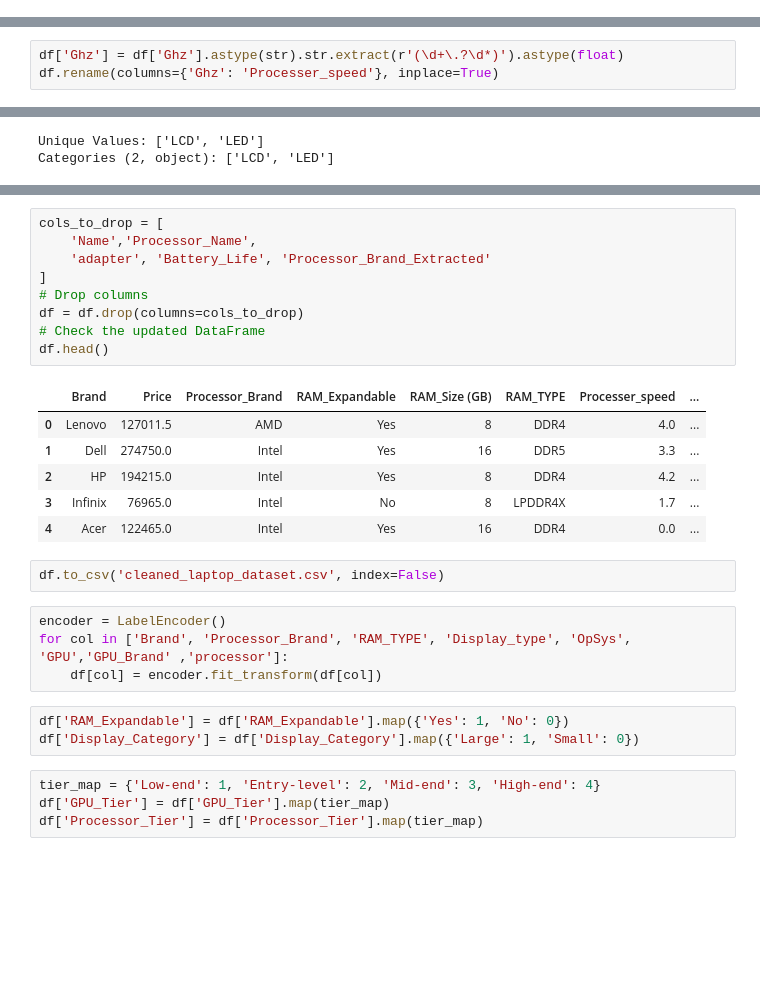
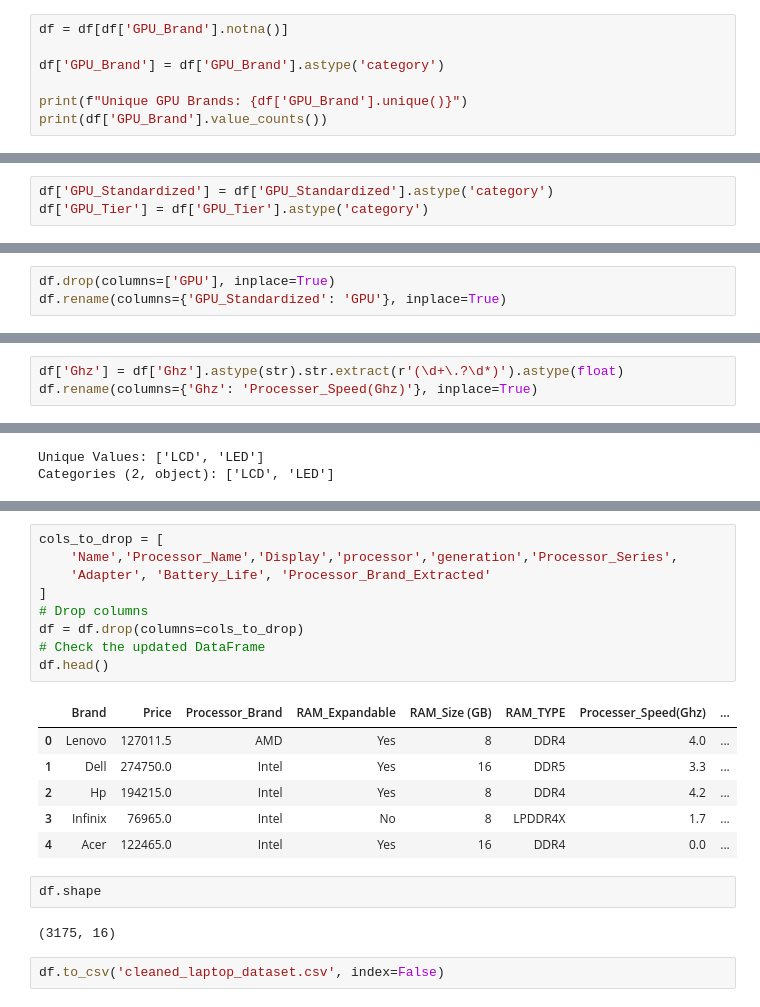
Before and after one commit to Dunith2002/Laptop_Price_Predictor, a Jupyter notebook: notebooks/FC211037_Tharushima/data_cleaning.ipynb, the cells around one changed output, grey strips where cells are left out. Cells and saved outputs as stored; diff of their text form; blank space fills up the shorter version.

```diff
--- a/notebooks/FC211037_Tharushima/data_cleaning.ipynb
+++ b/notebooks/FC211037_Tharushima/data_cleaning.ipynb
@@ -516,2 +395,9 @@ def clean_gpu_brand(value):
 
 df['GPU_Brand'] = df['GPU_Brand'].apply(clean_gpu_brand)
+# %%
+df = df[df['GPU_Brand'].notna()]
+
+df['GPU_Brand'] = df['GPU_Brand'].astype('category')
+
+print(f"Unique GPU Brands: {df['GPU_Brand'].unique()}")
+print(df['GPU_Brand'].value_counts())
@@ -517,0 +528,3 @@ df['GPU_Brand'] = df['GPU_Brand'].apply(clean_gpu_brand)
+# %%
+df['GPU_Standardized'] = df['GPU_Standardized'].astype('category')
+df['GPU_Tier'] = df['GPU_Tier'].astype('category')
@@ -518,3 +566,6 @@ df['GPU_Brand'] = df['GPU_Brand'].apply(clean_gpu_brand)
+# %%
+df.drop(columns=['GPU'], inplace=True)
+df.rename(columns={'GPU_Standardized': 'GPU'}, inplace=True)
 # %% [markdown]
 ## Ram Type
 # %%
@@ -569,5 +646,5 @@ Name: count, dtype: int64
 ## Processor Speed
 # %%
 df['Ghz'] = df['Ghz'].astype(str).str.extract(r'(\d+\.?\d*)').astype(float)
-df.rename(columns={'Ghz': 'Processer_speed'}, inplace=True)
+df.rename(columns={'Ghz': 'Processer_Speed(Ghz)'}, inplace=True)
 # %%
@@ -857,29 +919,22 @@ df.head()
 # %%
 cols_to_drop = [
-    'Name','Processor_Name',
-    'adapter', 'Battery_Life', 'Processor_Brand_Extracted'
+    'Name','Processor_Name','Display','processor','generation','Processor_Series',
+    'Adapter', 'Battery_Life', 'Processor_Brand_Extracted'
 ]
 # Drop columns
 df = df.drop(columns=cols_to_drop)
 # Check the updated DataFrame
 df.head()
 # %% [output]
-|  | Brand | Price | Processor_Brand | RAM_Expandable | RAM_Size (GB) | RAM_TYPE | Processer_speed | ... |
+|  | Brand | Price | Processor_Brand | RAM_Expandable | RAM_Size (GB) | RAM_TYPE | Processer_Speed(Ghz) | ... |
 | 0 | Lenovo | 127011.5 | AMD | Yes | 8 | DDR4 | 4.0 | ... |
 | 1 | Dell | 274750.0 | Intel | Yes | 16 | DDR5 | 3.3 | ... |
-| 2 | HP | 194215.0 | Intel | Yes | 8 | DDR4 | 4.2 | ... |
+| 2 | Hp | 194215.0 | Intel | Yes | 8 | DDR4 | 4.2 | ... |
 | 3 | Infinix | 76965.0 | Intel | No | 8 | LPDDR4X | 1.7 | ... |
 | 4 | Acer | 122465.0 | Intel | Yes | 16 | DDR4 | 0.0 | ... |
+# %%
+df.shape
+# %% [output]
+(3175, 16)
 # %%
 df.to_csv('cleaned_laptop_dataset.csv', index=False)
-# %%
-encoder = LabelEncoder()
-for col in ['Brand', 'Processor_Brand', 'RAM_TYPE', 'Display_type', 'OpSys', 'GPU','GPU_Brand' ,'processor']:
-    df[col] = encoder.fit_transform(df[col])
-# %%
-df['RAM_Expandable'] = df['RAM_Expandable'].map({'Yes': 1, 'No': 0})
-df['Display_Category'] = df['Display_Category'].map({'Large': 1, 'Small': 0})
-# %%
-tier_map = {'Low-end': 1, 'Entry-level': 2, 'Mid-end': 3, 'High-end': 4}
-df['GPU_Tier'] = df['GPU_Tier'].map(tier_map)
-df['Processor_Tier'] = df['Processor_Tier'].map(tier_map)
```
Also changed, not shown: parts of 64 cells of this notebook, 2 other files.
